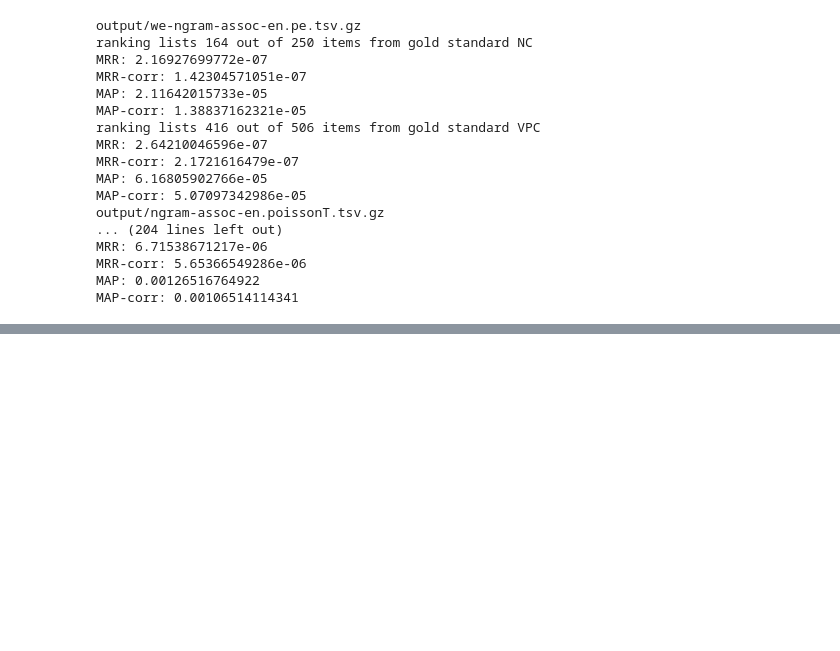
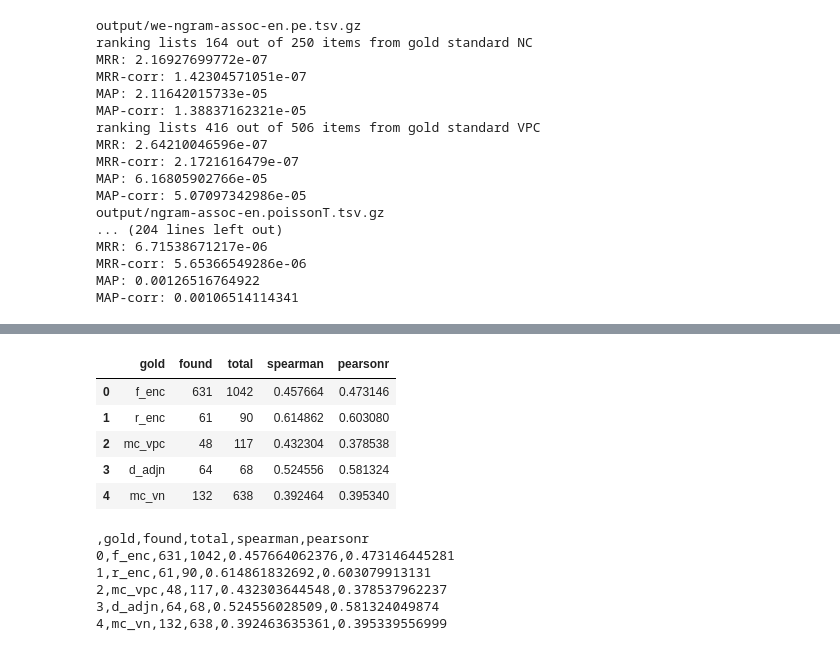
Before and after one commit to wroberts/clou-notebooks, a Jupyter notebook: lrec-paper.ipynb, the cells around one changed output, grey strips where cells are left out. Drawn from its saved outputs; the diff is of its cells as text; code cells hidden in the pictures; blank space fills up the shorter version.

```diff
--- a/lrec-paper.ipynb
+++ b/lrec-paper.ipynb
@@ -113,0 +150,2 @@ MAP-corr: 0.00106514114341
+# %%
+results = load_results('output/compo/wikiextract-en-poissonT-1000000/all-compos.utf8.txt.gz')
@@ -113,0 +210,35 @@ MAP-corr: 0.00106514114341
+# %%
+import pandas as pd
+import scipy.stats
+corrs = []
+for (label, gold) in GOLD_STANDARDS:
+    scores = []
+    for (score, words) in gold:
+        if tuple(words) in results:
+            scores.append([score, results[tuple(words)]])
+    scores = np.array(scores)
+    corrs.append([
+            label,
+            len(scores),
+            len(gold),
+            scipy.stats.spearmanr(scores)[0],
+            scipy.stats.pearsonr(scores[:,0], scores[:,1])[0],
+        ])
+corrs = pd.DataFrame(corrs, columns=['gold', 'found', 'total', 'spearman', 'pearsonr'])
+corrs
+# %% [output]
+|  | gold | found | total | spearman | pearsonr |
+| 0 | f_enc | 631 | 1042 | 0.457664 | 0.473146 |
+| 1 | r_enc | 61 | 90 | 0.614862 | 0.603080 |
+| 2 | mc_vpc | 48 | 117 | 0.432304 | 0.378538 |
+| 3 | d_adjn | 64 | 68 | 0.524556 | 0.581324 |
+| 4 | mc_vn | 132 | 638 | 0.392464 | 0.395340 |
+# %%
+print(corrs.to_csv(encoding='utf-8'))
+# %% [output]
+,gold,found,total,spearman,pearsonr
+0,f_enc,631,1042,0.457664062376,0.473146445281
+1,r_enc,61,90,0.614861832692,0.603079913131
+2,mc_vpc,48,117,0.432303644548,0.378537962237
+3,d_adjn,64,68,0.524556028509,0.581324049874
+4,mc_vn,132,638,0.392463635361,0.395339556999
```
Also changed, not shown: parts of 13 cells of this notebook.
